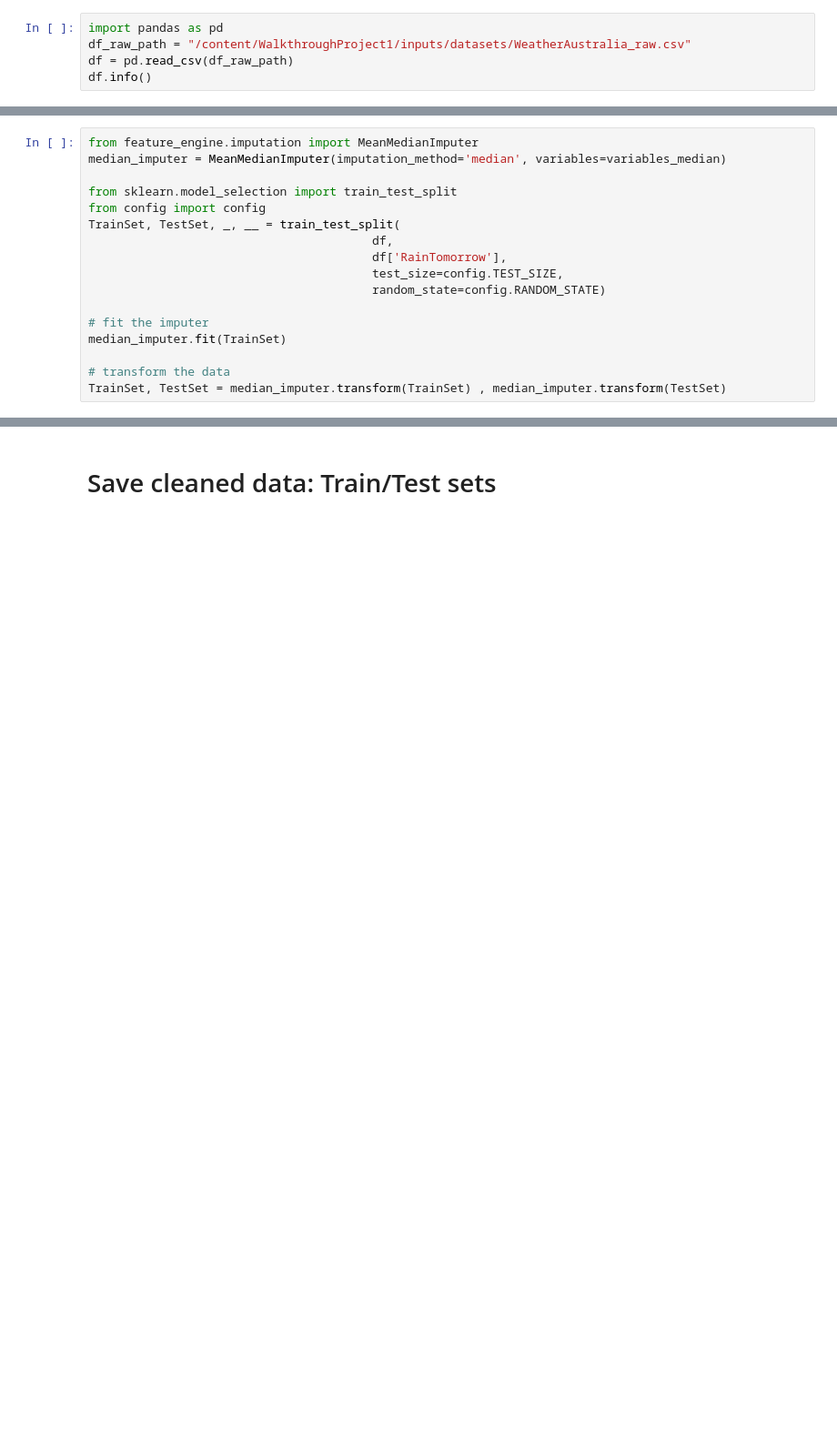
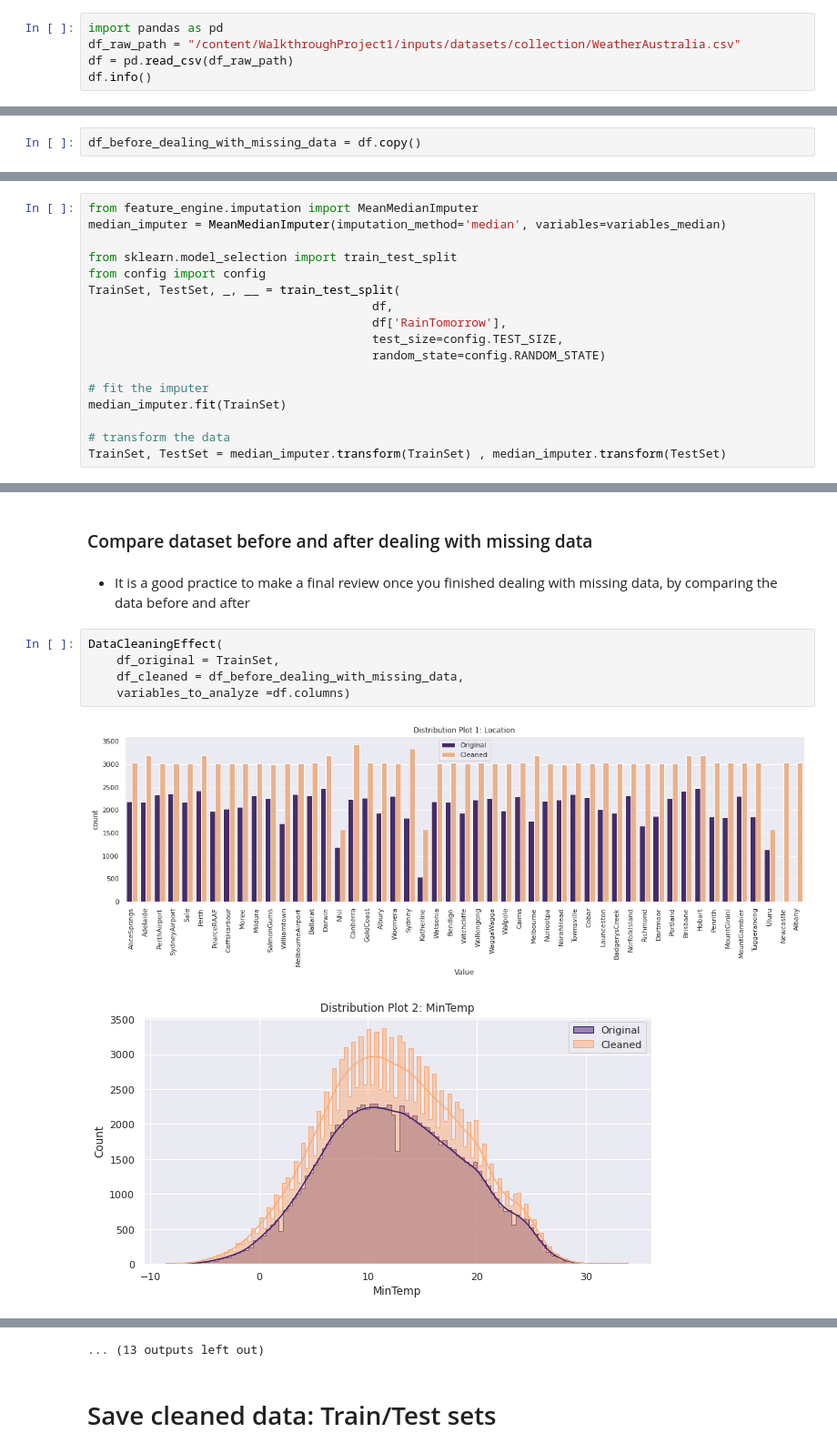
Before and after one commit to FernandoRocha88/WalkthroughProject, a Jupyter notebook: jupyter_notebooks/02 - DataCleaning.ipynb, the cells around one changed output, grey strips where cells are left out. Shown at 91% size. Drawn from its saved outputs; the diff is of its cells as text; blank space fills up the shorter version.

```diff
--- a/jupyter_notebooks/02 - DataCleaning.ipynb
+++ b/jupyter_notebooks/02 - DataCleaning.ipynb
@@ -111,6 +136,6 @@ print(f"\n * Please refresh session folder to validate that {RepoName} folder wa
 # Load your data
 # %%
 import pandas as pd
-df_raw_path = "/content/WalkthroughProject1/inputs/datasets/WeatherAustralia_raw.csv"
+df_raw_path = "/content/WalkthroughProject1/inputs/datasets/collection/WeatherAustralia.csv"
 df = pd.read_csv(df_raw_path)
 df.info()
@@ -207 +280,3 @@ for city in list_of_cities_with_NA:
+# %%
+df_before_dealing_with_missing_data = df.copy()
 # %% [markdown]
@@ -384,0 +508,12 @@ EvaluateMissingData(TestSet)
+# %% [markdown]
+### Compare dataset before and after dealing with missing data
+# %% [markdown]
+* It is a good practice to make a final review once you finished dealing with missing data, by comparing the data before and after
+# %%
+DataCleaningEffect(
+    df_original = TrainSet,
+    df_cleaned = df_before_dealing_with_missing_data,
+    variables_to_analyze =df.columns)
+# %% [output]
+[figure, added]
+[figure, added]
@@ -385,3 +530,4 @@ EvaluateMissingData(TestSet)
+... (13 outputs left out)
 # %% [markdown]
 # Save cleaned data: Train/Test sets
 # %%
```
Also changed, not shown: parts of 23 cells of this notebook.
